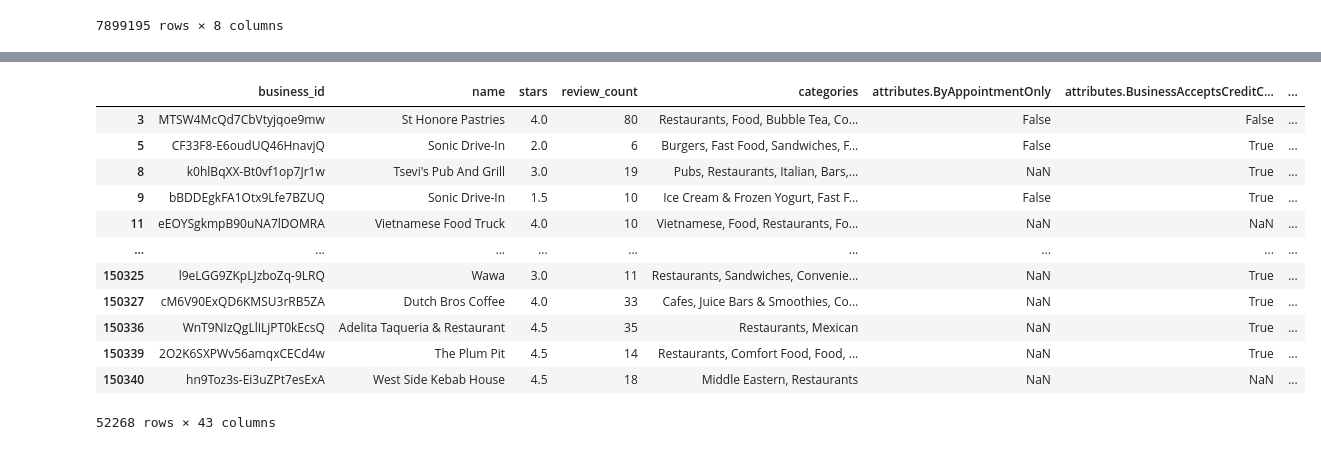
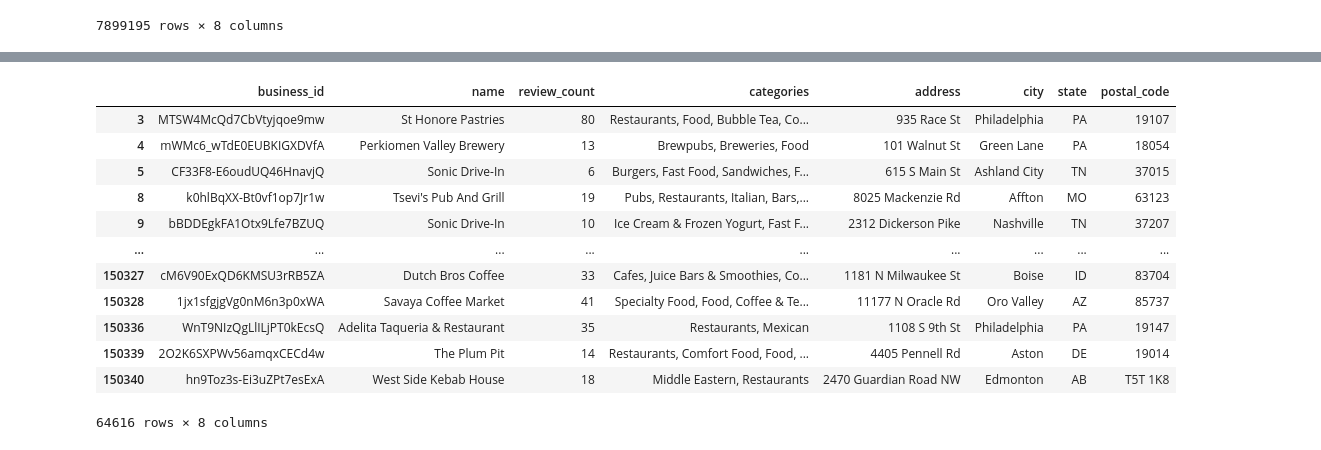
Before and after one commit to gunjii99/AIML_project, a Jupyter notebook: cleanData.ipynb, the cells around one changed output, grey strips where cells are left out. Drawn from its saved outputs; the diff is of its cells as text; code cells hidden in the pictures.

```diff
--- a/cleanData.ipynb
+++ b/cleanData.ipynb
@@ -5,9 +6,8 @@ import json
 # %%
 #Review.json  - Properties taken : user_id, business_id, stars, useful, funny, cool, text
 reviewCols = ['user_id', 'business_id', 'stars', 'useful', 'funny', 'cool', 'text', 'date']
-data = []
 
-with open('D:\\CBS_MSc_Docs\\Courses\\Sem3\\AIML25\\Project\\Yelp-JSON\\Yelp JSON\\yelp_dataset\\yelp_academic_dataset_review.json', encoding='utf-8') as f:
+with open('D:\\CBS_MSc_Docs\\Courses\\Sem3\\AIML\\Project\\Yelp-JSON\\Yelp JSON\\yelp_dataset\\yelp_academic_dataset_review.json', encoding='utf-8') as f:
     for line in f:
         record = json.loads(line)
         # Extract only the desired properties
@@ -24,7 +24,7 @@ data = []
 
 tipCols = ['user_id', 'business_id', 'text', 'date']
 
-with open('D:\\CBS_MSc_Docs\\Courses\\Sem3\\AIML25\\Project\\Yelp-JSON\\Yelp JSON\\yelp_dataset\\yelp_academic_dataset_tip.json', encoding='utf-8') as f:
+with open('D:\\CBS_MSc_Docs\\Courses\\Sem3\\AIML\\Project\\Yelp-JSON\\Yelp JSON\\yelp_dataset\\yelp_academic_dataset_tip.json', encoding='utf-8') as f:
     for line in f:
         record = json.loads(line)
         # Extract only the desired properties
@@ -72,17 +78,19 @@ Business.json - Properties taken : business_id, name, stars, review_count, categ
 # %%
 #Read Business.json
 
-businessCols_drop = ['address', 'city', 'state', 'postal_code', 'latitude', 'longitude', 'is_open', 'hours','hours.Monday', 'hours.Tuesday', 'hours.Wednesday', 'hours.Thursday', 'hours.Friday', 'hours.Saturday', 'hours.Sunday', 'attributes.AcceptsInsurance', 'attributes.HairSpecializesIn']
+businessCols = ['business_id','name','review_count','categories','address', 'city', 'state', 'postal_code']
 
-with open('D:\\CBS_MSc_Docs\\Courses\\Sem3\\AIML25\\Project\\Yelp-JSON\\Yelp JSON\\yelp_dataset\\yelp_academic_dataset_business.json', encoding='utf-8') as f:
+with open('D:\\CBS_MSc_Docs\\Courses\\Sem3\\AIML\\Project\\Yelp-JSON\\Yelp JSON\\yelp_dataset\\yelp_academic_dataset_business.json', encoding='utf-8') as f:
     for line in f:
-        data.append(json.loads(line))
+        record = json.loads(line)
+        # Extract only the desired properties
+        data.append({col: record.get(col) for col in businessCols})
 
 # Flatten the JSON
-df_business = pd.json_normalize(data)
+#df_business = pd.json_normalize(data)
 
 #Remove columns not required
-df_business = df_business.drop(businessCols_drop, axis=1)
+df_business = pd.DataFrame(data)
 
 f.close()
 data = []
@@ -93,17 +115,18 @@ data = []
 # %%
-df_business2 = df_business[df_business["categories"].str.contains("Restaurants", na=False)]
+#keep businesses which contains 'Restaurants' as part of category
+df_business2 = df_business[df_business["categories"].str.contains("Restaurants|Food", na=False)]
 df_business2
 # %% [output]
-|  | business_id | name | stars | review_count | categories | attributes.ByAppointmentOnly | attributes.BusinessAcceptsCreditC... | ... |
-| 3 | MTSW4McQd7CbVtyjqoe9mw | St Honore Pastries | 4.0 | 80 | Restaurants, Food, Bubble Tea, Co... | False | False | ... |
-| 5 | CF33F8-E6oudUQ46HnavjQ | Sonic Drive-In | 2.0 | 6 | Burgers, Fast Food, Sandwiches, F... | False | True | ... |
-| 8 | k0hlBqXX-Bt0vf1op7Jr1w | Tsevi's Pub And Grill | 3.0 | 19 | Pubs, Restaurants, Italian, Bars,... | NaN | True | ... |
-| 9 | bBDDEgkFA1Otx9Lfe7BZUQ | Sonic Drive-In | 1.5 | 10 | Ice Cream & Frozen Yogurt, Fast F... | False | True | ... |
-| 11 | eEOYSgkmpB90uNA7lDOMRA | Vietnamese Food Truck | 4.0 | 10 | Vietnamese, Food, Restaurants, Fo... | NaN | NaN | ... |
+|  | business_id | name | review_count | categories | address | city | state | postal_code |
+| 3 | MTSW4McQd7CbVtyjqoe9mw | St Honore Pastries | 80 | Restaurants, Food, Bubble Tea, Co... | 935 Race St | Philadelphia | PA | 19107 |
+| 4 | mWMc6_wTdE0EUBKIGXDVfA | Perkiomen Valley Brewery | 13 | Brewpubs, Breweries, Food | 101 Walnut St | Green Lane | PA | 18054 |
+| 5 | CF33F8-E6oudUQ46HnavjQ | Sonic Drive-In | 6 | Burgers, Fast Food, Sandwiches, F... | 615 S Main St | Ashland City | TN | 37015 |
+| 8 | k0hlBqXX-Bt0vf1op7Jr1w | Tsevi's Pub And Grill | 19 | Pubs, Restaurants, Italian, Bars,... | 8025 Mackenzie Rd | Affton | MO | 63123 |
+| 9 | bBDDEgkFA1Otx9Lfe7BZUQ | Sonic Drive-In | 10 | Ice Cream & Frozen Yogurt, Fast F... | 2312 Dickerson Pike | Nashville | TN | 37207 |
 | ... | ... | ... | ... | ... | ... | ... | ... | ... |
-| 150325 | l9eLGG9ZKpLJzboZq-9LRQ | Wawa | 3.0 | 11 | Restaurants, Sandwiches, Convenie... | NaN | True | ... |
-| 150327 | cM6V90ExQD6KMSU3rRB5ZA | Dutch Bros Coffee | 4.0 | 33 | Cafes, Juice Bars & Smoothies, Co... | NaN | True | ... |
-| 150336 | WnT9NIzQgLlILjPT0kEcsQ | Adelita Taqueria & Restaurant | 4.5 | 35 | Restaurants, Mexican | NaN | True | ... |
-| 150339 | 2O2K6SXPWv56amqxCECd4w | The Plum Pit | 4.5 | 14 | Restaurants, Comfort Food, Food, ... | NaN | True | ... |
-| 150340 | hn9Toz3s-Ei3uZPt7esExA | West Side Kebab House | 4.5 | 18 | Middle Eastern, Restaurants | NaN | NaN | ... |
+| 150327 | cM6V90ExQD6KMSU3rRB5ZA | Dutch Bros Coffee | 33 | Cafes, Juice Bars & Smoothies, Co... | 1181 N Milwaukee St | Boise | ID | 83704 |
+| 150328 | 1jx1sfgjgVg0nM6n3p0xWA | Savaya Coffee Market | 41 | Specialty Food, Food, Coffee & Te... | 11177 N Oracle Rd | Oro Valley | AZ | 85737 |
+| 150336 | WnT9NIzQgLlILjPT0kEcsQ | Adelita Taqueria & Restaurant | 35 | Restaurants, Mexican | 1108 S 9th St | Philadelphia | PA | 19147 |
+| 150339 | 2O2K6SXPWv56amqxCECd4w | The Plum Pit | 14 | Restaurants, Comfort Food, Food, ... | 4405 Pennell Rd | Aston | DE | 19014 |
+| 150340 | hn9Toz3s-Ei3uZPt7esExA | West Side Kebab House | 18 | Middle Eastern, Restaurants | 2470 Guardian Road NW | Edmonton | AB | T5T 1K8 |
-52268 rows × 43 columns
+64616 rows × 8 columns
```
Also changed, not shown: parts of 10 cells of this notebook.
